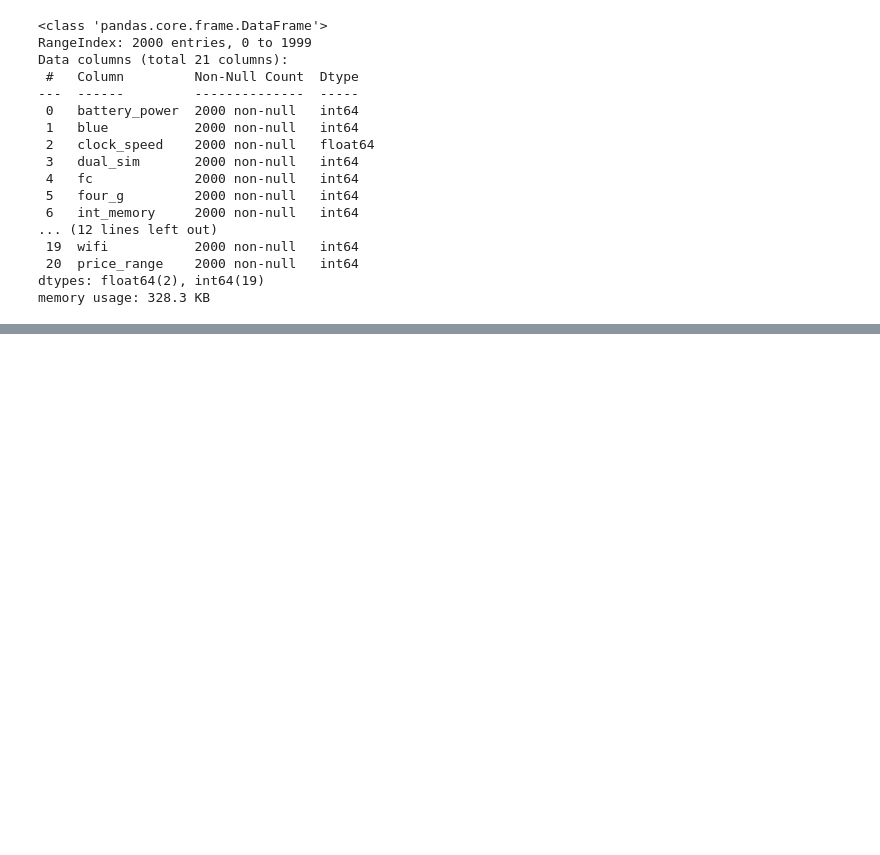
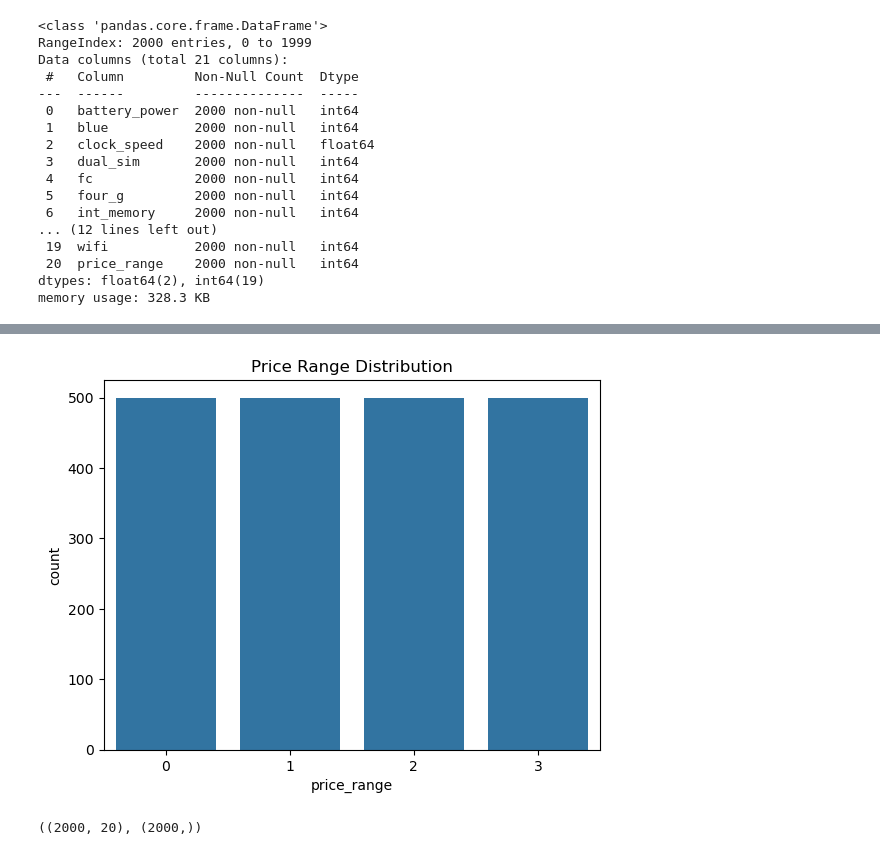
Before and after one commit to rshewatkar/ML_internship, a Jupyter notebook: Mobile Phone Pricing/Mobile_Phone_Pricing.ipynb, the cells around one changed output, grey strips where cells are left out. Saved outputs shown, nothing was run; the diff lists cells and outputs as text; code cells hidden in the pictures; blank space fills up the shorter version.

```diff
--- a/Mobile Phone Pricing/Mobile_Phone_Pricing.ipynb
+++ b/Mobile Phone Pricing/Mobile_Phone_Pricing.ipynb
@@ -676,0 +106,15 @@ plt.gca().spines[['top', 'right']].set_visible(False)
+# %%
+# Target distribution
+sns.countplot(data=df, x='price_range')
+plt.title("Price Range Distribution")
+plt.show()
+# %% [output]
+[figure, added]
+# %%
+# Separate features and target
+X = df.drop('price_range', axis=1)
+y = df['price_range']
+
+X.shape, y.shape
+# %% [output]
+((2000, 20), (2000,))
```
Also changed, not shown: parts of 98 cells of this notebook, 1 other file.
